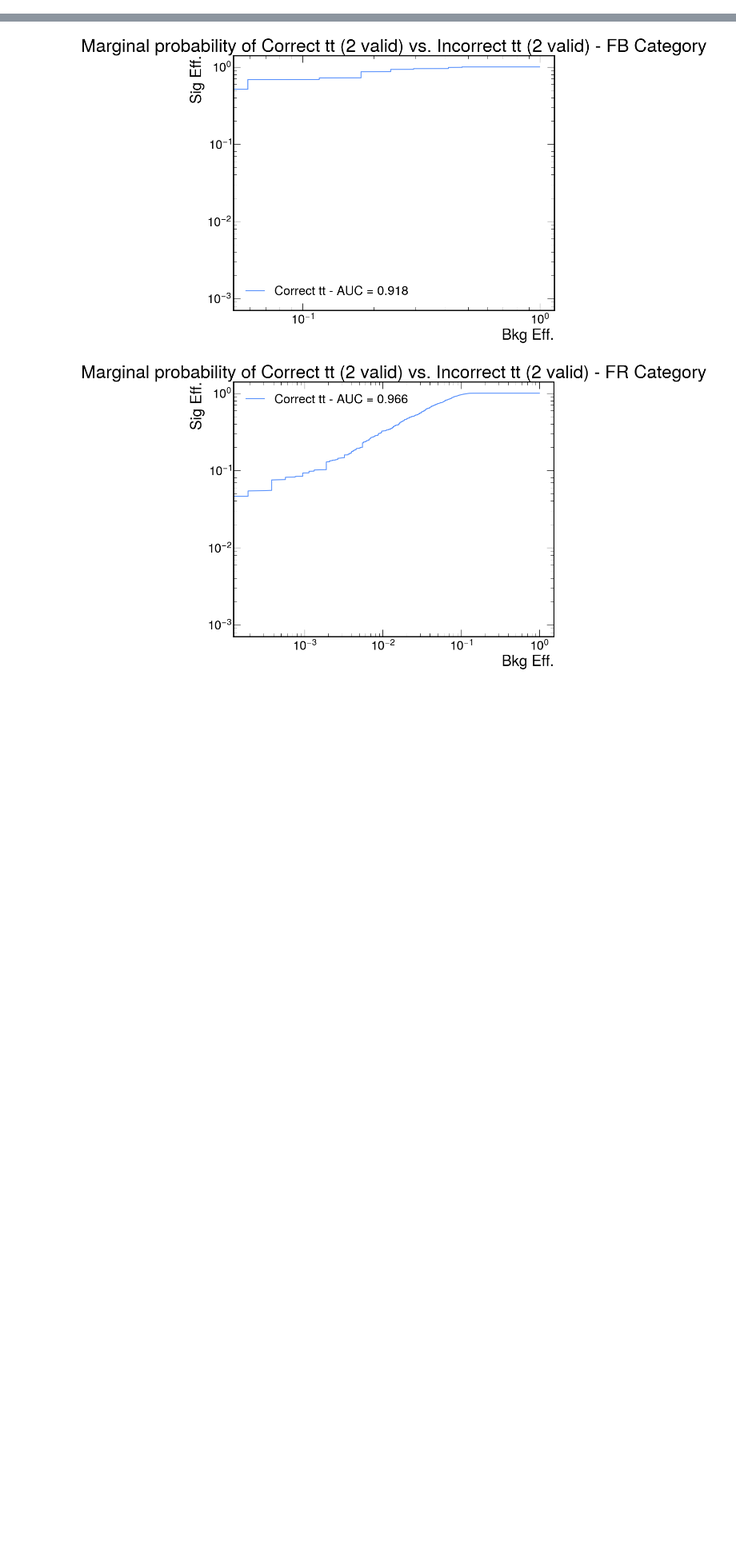
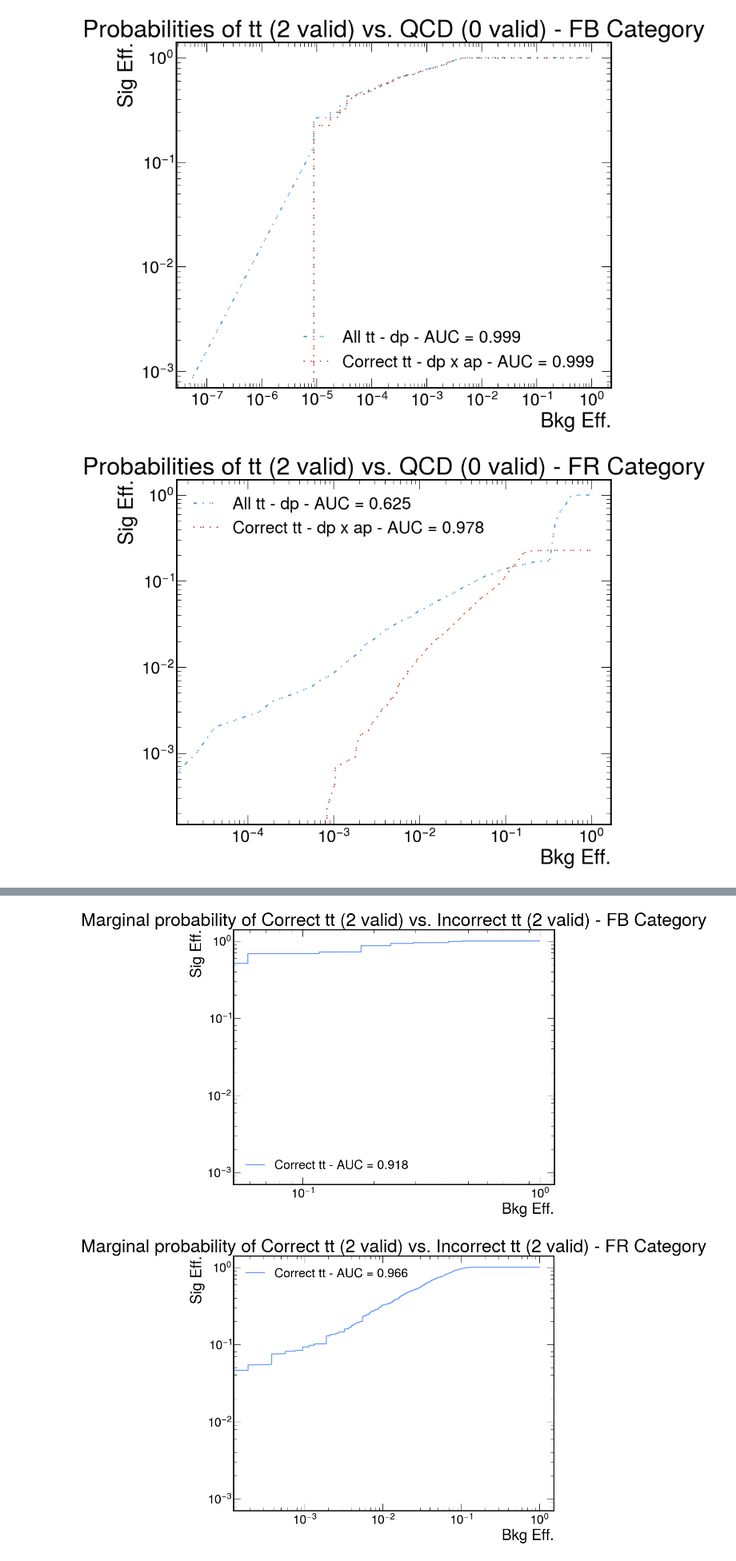
Before and after one commit to tcoulvert/SPAtop, a Jupyter notebook: src/analysis/make_rocs.ipynb, the cells around one changed output, grey strips where cells are left out. Shown at 80% size. Drawn from its saved outputs; the diff is of its cells as text; code cells hidden in the pictures; blank space fills up the shorter version.

```diff
--- a/src/analysis/make_rocs.ipynb
+++ b/src/analysis/make_rocs.ipynb
@@ -203,0 +244,30 @@ for roc_label, rocs in ROC_CURVES.items():
+# %%
+for unique_reco in UNIQUE_RECOS.keys():
+    fprs, tprs, labels, colors, linestyles = [], [], [], [], []
+
+    sig_mask = (find_n_valid(unique_reco, LOADED_FILES['tt']) == 2)
+    sig_preds = get_preds(unique_reco, LOADED_FILES['tt'], 'detection_probability', evt_mask=sig_mask)
+    sig_label = np.ones_like(sig_preds)
+
+    bkg_preds = get_preds(unique_reco, LOADED_FILES['qcd'], 'detection_probability')
+    bkg_label = np.zeros_like(bkg_preds)
+
+    fpr, tpr, thresholds = interp_roc_curve(np.concatenate([sig_label, bkg_label]), np.concatenate([sig_preds, bkg_preds]))
+    fprs.append(fpr); tprs.append(tpr); labels.append(f'All tt - dp - AUC = {get_auc(fpr, tpr):.3f}'); colors.append(var_color_map['detection_probability']); linestyles.append(ncorrect_linestyle_map['dashsingledoubledotted'])
+
+    ##################################
+
+    sig_corrpreds = get_preds(unique_reco, LOADED_FILES['tt'], 'marginal_probability', evt_mask=sig_mask, pred_mask=find_correct(unique_reco, LOADED_FILES['tt']))
+    sig_corrlabel = np.ones_like(sig_corrpreds)
+
+    bkg_preds = get_preds(unique_reco, LOADED_FILES['qcd'], 'marginal_probability')
+    bkg_label = np.zeros_like(bkg_preds)
+
+    rescale_factor = np.sum(find_n_correct(unique_reco, LOADED_FILES['tt'])[sig_mask]) / np.sum(find_n_valid(unique_reco, LOADED_FILES['tt'])[sig_mask])
+    fpr, tpr, thresholds = interp_roc_curve(np.concatenate([sig_corrlabel, bkg_label]), np.concatenate([sig_corrpreds, bkg_preds]))#, sample_weight=np.concatenate([sig_corrweight, bkg_weight]))
+    fprs.append(fpr), tprs.append(tpr*rescale_factor), labels.append(f'Correct tt - dp x ap - AUC = {get_auc(fpr, tpr*rescale_factor):.3f}'); colors.append(var_color_map['marginal_probability']); linestyles.append(ncorrect_linestyle_map['singledoubledotted'])
+
+    plot_roc(fprs, tprs, labels, colors=colors, linestyles=linestyles, title=f"Probabilities of tt (2 valid) vs. QCD (0 valid) - {unique_reco} Category", show=True)
+# %% [output]
+[figure, added]
+[figure, added]
```
Also changed, not shown: parts of 8 cells of this notebook.
